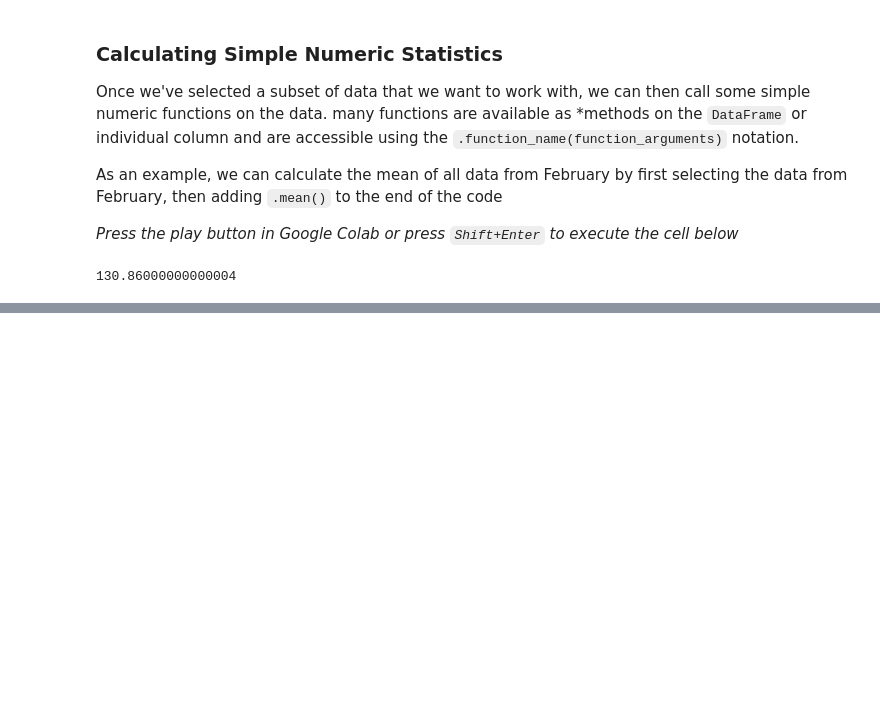
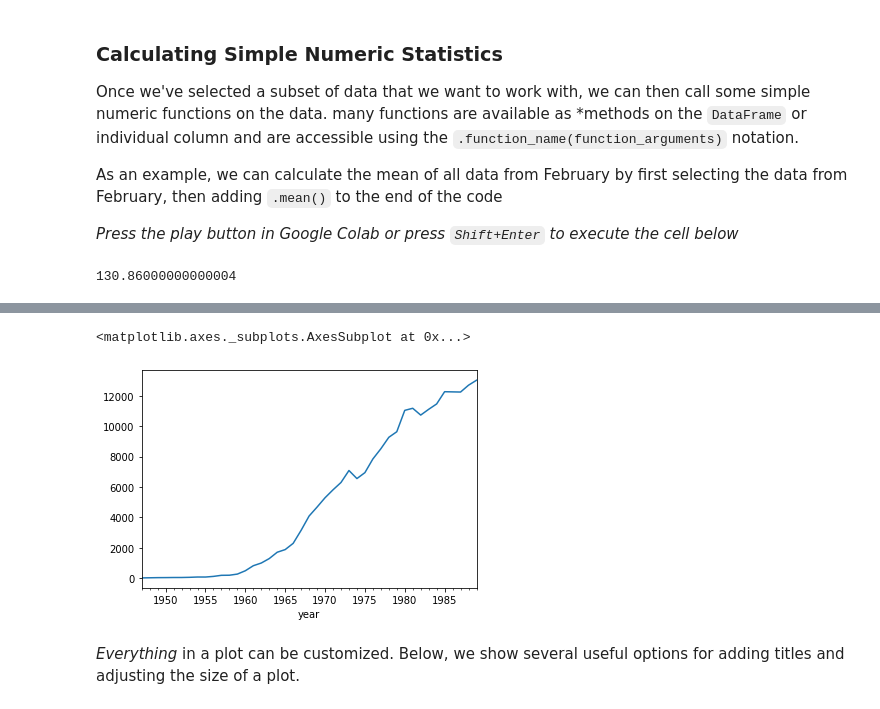
Before and after one commit to ZacharySBrown/vcu-scma440-2021q1, a Jupyter notebook: examples/Assignment1_Data_Exploration.ipynb, the cells around one changed output, grey strips where cells are left out. Saved outputs shown, nothing was run; the diff lists cells and outputs as text; code cells hidden in the pictures; blank space fills up the shorter version.

```diff
--- a/examples/Assignment1_Data_Exploration.ipynb
+++ b/examples/Assignment1_Data_Exploration.ipynb
@@ -15,9 +17,8 @@ from matplotlib import pyplot as plt
 !bash fetch_a1.sh
 
 # Example
-time_series = pd.read_csv('a1_beer_time_series.csv',
-                        names=['date','megaliters'],
-                          parse_dates=['date']).set_index('date')
+time_series = pd.read_csv('japanese_auto_production.csv', parse_dates=['year']).set_index('year')
+
 data = pd.read_csv('a1_beer_data.csv').set_index('month')
 
 data.columns = [str(i) for i in data.columns]
@@ -231,11 +151,0 @@ We can compute the log transform of the `time_series` `DataFrame` by using the `
-# %%
-FONT_SIZE = 18
-f = plt.figure(figsize=(12,8))
-
-time_series['log_transform'] = log(time_series.values)
-
-ax=plt.subplot()
-time_series['log_transform'].plot(ax=ax,fontsize=FONT_SIZE)
-title = plt.title('Automobile Production', size=FONT_SIZE+2)
-x_yabel = plt.xlabel('Year', size=FONT_SIZE)
-y_yabel = plt.ylabel('Production Volume (thousands)', size=FONT_SIZE)
@@ -258,12 +151,0 @@ To compute the naive forecast, we simply need to shift the values of the time se
-# %%
-FONT_SIZE = 18
-f = plt.figure(figsize=(12,8))
-
-time_series['forecast'] = time_series['log_transform'].shift(1)
-
-ax=plt.subplot()
-time_series['log_transform'].plot(ax=ax,fontsize=FONT_SIZE)
-time_series['forecast'].plot(ax=ax,fontsize=FONT_SIZE)
-title = plt.title('Automobile Production', size=FONT_SIZE+2)
-x_yabel = plt.xlabel('Year', size=FONT_SIZE)
-y_yabel = plt.ylabel('Production Volume (thousands)', size=FONT_SIZE)
@@ -280,12 +151,0 @@ Below we plot the original production data along with the inverse-transformed fo
-# %%
-time_series['inv_forecast'] = exp(time_series['forecast'])
-
-FONT_SIZE = 18
-f = plt.figure(figsize=(12,8))
-
-ax=plt.subplot()
-time_series['production'].plot(ax=ax,fontsize=FONT_SIZE)
-time_series['inv_forecast'].plot(ax=ax,fontsize=FONT_SIZE)
-title = plt.title('Automobile Production', size=FONT_SIZE+2)
-x_yabel = plt.xlabel('Year', size=FONT_SIZE)
-y_yabel = plt.ylabel('Production Volume (thousands)', size=FONT_SIZE)
@@ -317,0 +158,7 @@ Calculate forecasts for the transformed data for each year from 1948 to 1990 usi
+# %%
+time_series['production'].plot()
+# %% [output]
+<matplotlib.axes._subplots.AxesSubplot at 0x...>
+[figure, added]
+# %% [markdown]
+*Everything* in a plot can be customized. Below, we show several useful options for adding titles and adjusting the size of a plot.
```
Also changed, not shown: parts of 41 cells of this notebook.
